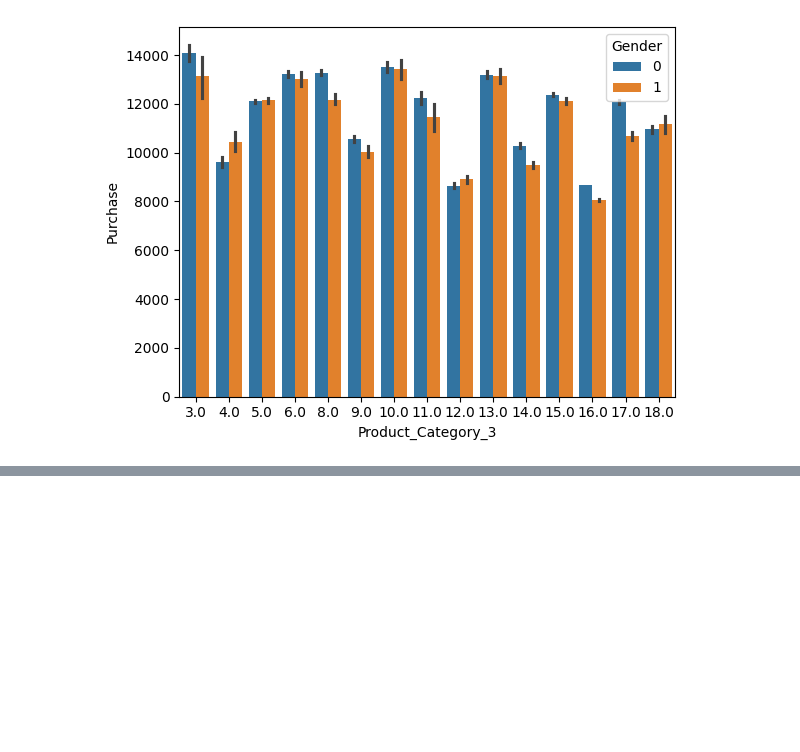
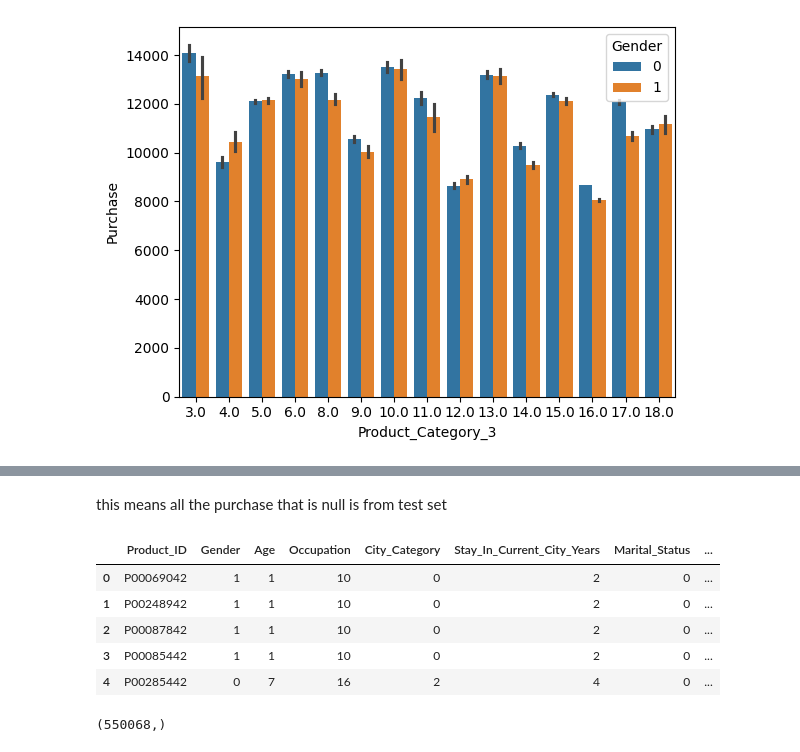
Before and after one commit to mayurimamdi/BlackFridayEDA, a Jupyter notebook: Notebooks/data.ipynb, the cells around one changed output, grey strips where cells are left out. Saved outputs shown, nothing was run; the diff lists cells and outputs as text; code cells hidden in the pictures; blank space fills up the shorter version.

```diff
--- a/Notebooks/data.ipynb
+++ b/Notebooks/data.ipynb
@@ -355,3 +355,5 @@ sns.barplot(x='Product_Category_3',y='Purchase',hue='Gender',data=dfu)
 # %% [output]
 <Axes: xlabel='Product_Category_3', ylabel='Purchase'>
 [figure]
+# %%
+dfu['Stay_In_Current_City_Years']=dfu['Stay_In_Current_City_Years'].str.replace('+','')
@@ -357,0 +365,3 @@ sns.barplot(x='Product_Category_3',y='Purchase',hue='Gender',data=dfu)
+# %%
+dfu['Stay_In_Current_City_Years'] = dfu['Stay_In_Current_City_Years'].replace('4+', 4)
+dfu['Stay_In_Current_City_Years'] = dfu['Stay_In_Current_City_Years'].astype(int)
@@ -357,0 +383,2 @@ sns.barplot(x='Product_Category_3',y='Purchase',hue='Gender',data=dfu)
+# %% [markdown]
+this means all the purchase that is null is from test set
@@ -357,0 +387,13 @@ sns.barplot(x='Product_Category_3',y='Purchase',hue='Gender',data=dfu)
+# %%
+df_train=dfu[~dfu['Purchase'].isnull()]
+# %%
+X=df_train.drop('Purchase',axis=1)
+# %%
+X.head()
+# %% [output]
+|  | Product_ID | Gender | Age | Occupation | City_Category | Stay_In_Current_City_Years | Marital_Status | ... |
+| 0 | P00069042 | 1 | 1 | 10 | 0 | 2 | 0 | ... |
+| 1 | P00248942 | 1 | 1 | 10 | 0 | 2 | 0 | ... |
+| 2 | P00087842 | 1 | 1 | 10 | 0 | 2 | 0 | ... |
+| 3 | P00085442 | 1 | 1 | 10 | 0 | 2 | 0 | ... |
+| 4 | P00285442 | 0 | 7 | 16 | 2 | 4 | 0 | ... |
@@ -357,0 +402,4 @@ sns.barplot(x='Product_Category_3',y='Purchase',hue='Gender',data=dfu)
+# %%
+y.shape
+# %% [output]
+(550068,)
```
Also changed, not shown: parts of 9 cells of this notebook.
